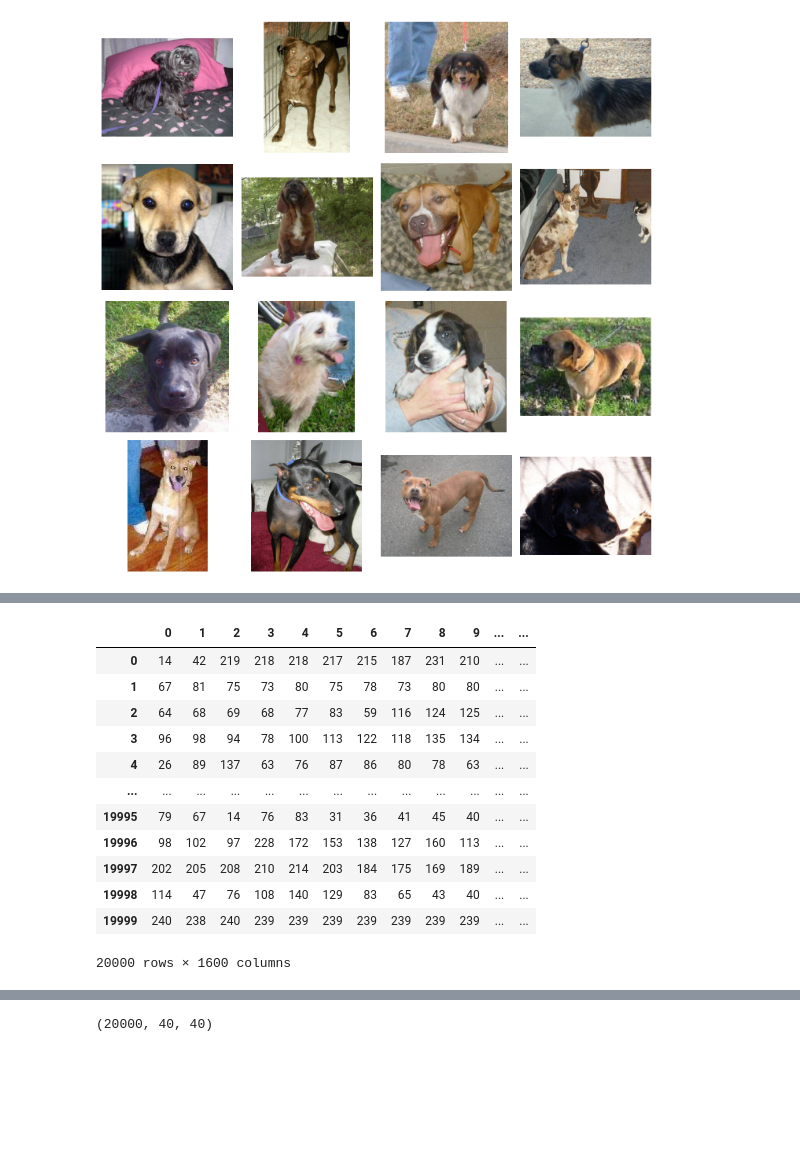
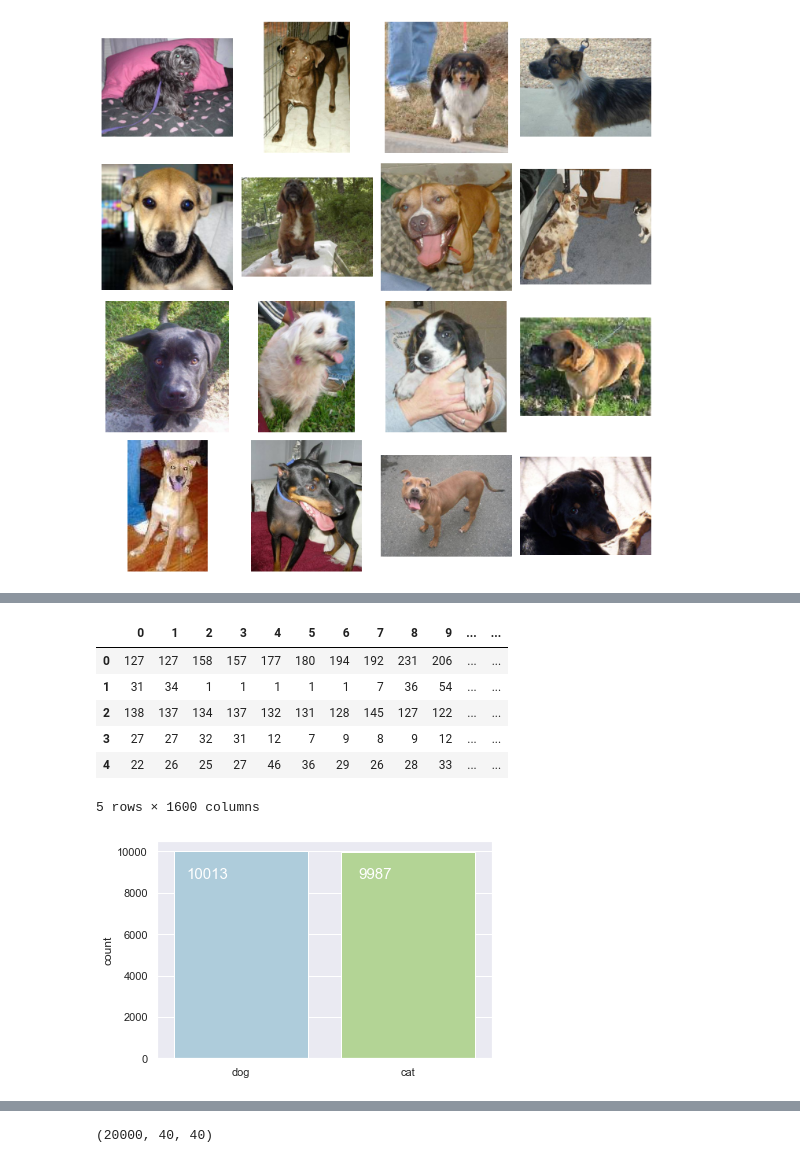
Before and after one commit to AviRahimov/Data-Simulation-Project, a Jupyter notebook: CatsVsDogs_project.ipynb, the cells around one changed output, grey strips where cells are left out. Saved outputs shown, nothing was run; the diff lists cells and outputs as text; code cells hidden in the pictures; blank space fills up the shorter version.

```diff
--- a/CatsVsDogs_project.ipynb
+++ b/CatsVsDogs_project.ipynb
@@ -110,18 +108,19 @@ df_test
 # %%
 feature_train = X_train.reshape(20000, 1600)
 df_train = pd.DataFrame(feature_train)
-df_train
+df_train.head()
 # %% [output]
 |  | 0 | 1 | 2 | 3 | 4 | 5 | 6 | 7 | 8 | 9 | ... | ... |
-| 0 | 14 | 42 | 219 | 218 | 218 | 217 | 215 | 187 | 231 | 210 | ... | ... |
-| 1 | 67 | 81 | 75 | 73 | 80 | 75 | 78 | 73 | 80 | 80 | ... | ... |
-| 2 | 64 | 68 | 69 | 68 | 77 | 83 | 59 | 116 | 124 | 125 | ... | ... |
-| 3 | 96 | 98 | 94 | 78 | 100 | 113 | 122 | 118 | 135 | 134 | ... | ... |
-| 4 | 26 | 89 | 137 | 63 | 76 | 87 | 86 | 80 | 78 | 63 | ... | ... |
-| ... | ... | ... | ... | ... | ... | ... | ... | ... | ... | ... | ... | ... |
-| 19995 | 79 | 67 | 14 | 76 | 83 | 31 | 36 | 41 | 45 | 40 | ... | ... |
-| 19996 | 98 | 102 | 97 | 228 | 172 | 153 | 138 | 127 | 160 | 113 | ... | ... |
-| 19997 | 202 | 205 | 208 | 210 | 214 | 203 | 184 | 175 | 169 | 189 | ... | ... |
-| 19998 | 114 | 47 | 76 | 108 | 140 | 129 | 83 | 65 | 43 | 40 | ... | ... |
-| 19999 | 240 | 238 | 240 | 239 | 239 | 239 | 239 | 239 | 239 | 239 | ... | ... |
+| 0 | 127 | 127 | 158 | 157 | 177 | 180 | 194 | 192 | 231 | 206 | ... | ... |
+| 1 | 31 | 34 | 1 | 1 | 1 | 1 | 1 | 7 | 36 | 54 | ... | ... |
+| 2 | 138 | 137 | 134 | 137 | 132 | 131 | 128 | 145 | 127 | 122 | ... | ... |
+| 3 | 27 | 27 | 32 | 31 | 12 | 7 | 9 | 8 | 9 | 12 | ... | ... |
+| 4 | 22 | 26 | 25 | 27 | 46 | 36 | 29 | 26 | 28 | 33 | ... | ... |
-20000 rows × 1600 columns
+5 rows × 1600 columns
+# %%
+sns.set_theme(style="darkgrid")
+ax = sns.countplot(Y_train, palette=['#a6cee3',"#b2df8a"])
+for p in ax.patches:
+    ax.annotate(f'\n{p.get_height()}', (p.get_x()+0.2, p.get_height()), ha='center', va='top', color='white', size=15)
+# %% [output]
+[figure, added]
```
Also changed, not shown: parts of 56 cells of this notebook.
